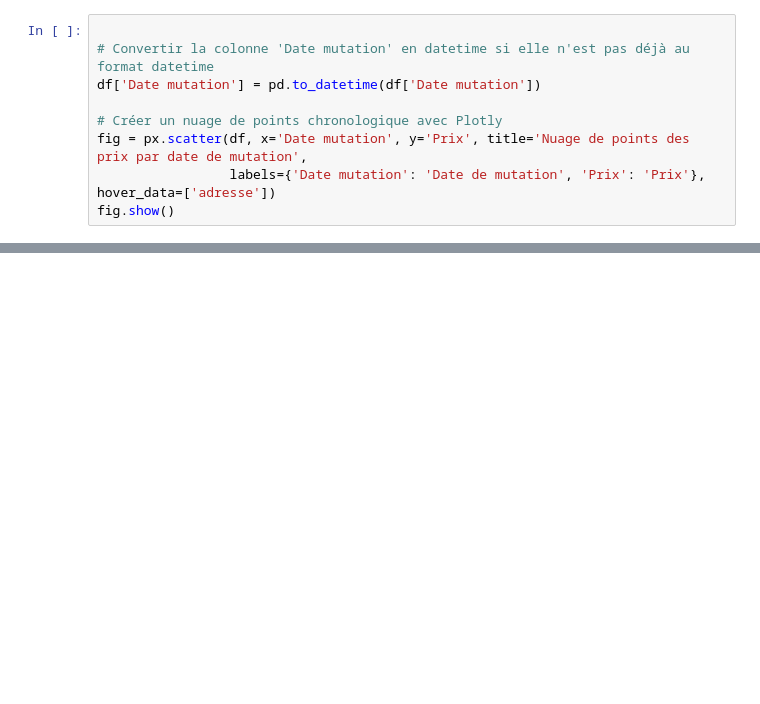
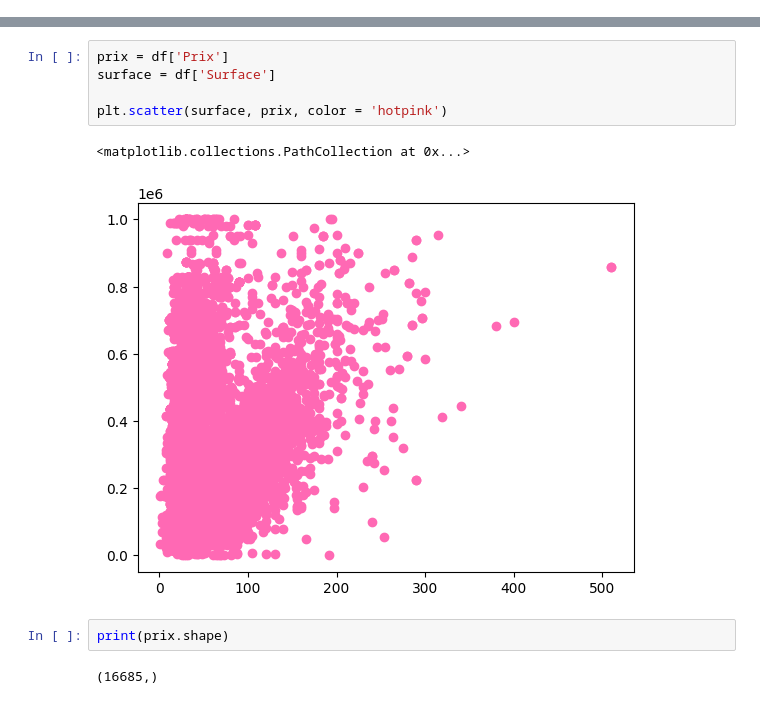
Before and after one commit to yohannmts/Data_immo_rouen, a Jupyter notebook: Projet_1_immo_data.ipynb, the cells around one changed output, grey strips where cells are left out. Drawn from its saved outputs; the diff is of its cells as text; blank space fills up the shorter version.

```diff
--- a/Projet_1_immo_data.ipynb
+++ b/Projet_1_immo_data.ipynb
@@ -249,9 +247,0 @@ df.describe()
-# %%
-
-# Convertir la colonne 'Date mutation' en datetime si elle n'est pas déjà au format datetime
-df['Date mutation'] = pd.to_datetime(df['Date mutation'])
-
-# Créer un nuage de points chronologique avec Plotly
-fig = px.scatter(df, x='Date mutation', y='Prix', title='Nuage de points des prix par date de mutation',
-                 labels={'Date mutation': 'Date de mutation', 'Prix': 'Prix'}, hover_data=['adresse'])
-fig.show()
@@ -259,0 +248,12 @@ fig.show()
+# %%
+prix = df['Prix']
+surface = df['Surface']
+
+plt.scatter(surface, prix, color = 'hotpink')
+# %% [output]
+<matplotlib.collections.PathCollection at 0x...>
+[figure, added]
+# %%
+print(prix.shape)
+# %% [output]
+(16685,)
```
Also changed, not shown: parts of 4 cells of this notebook.
